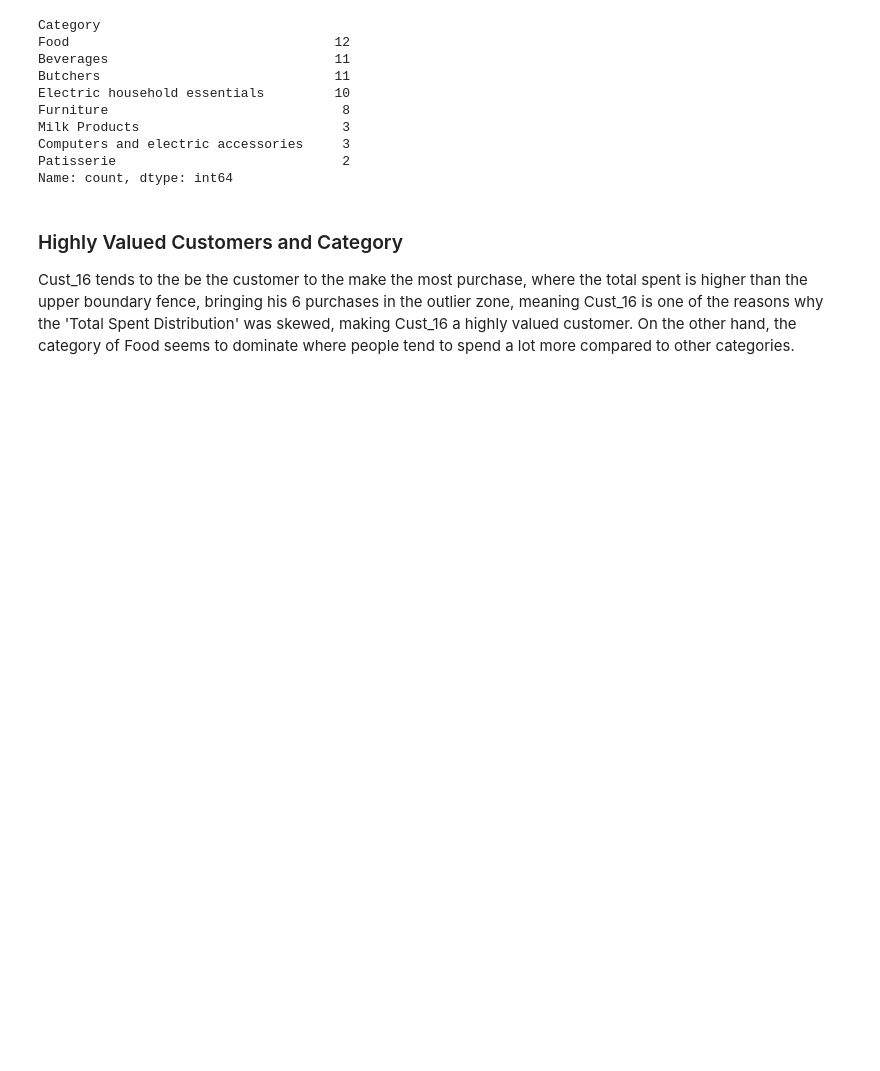
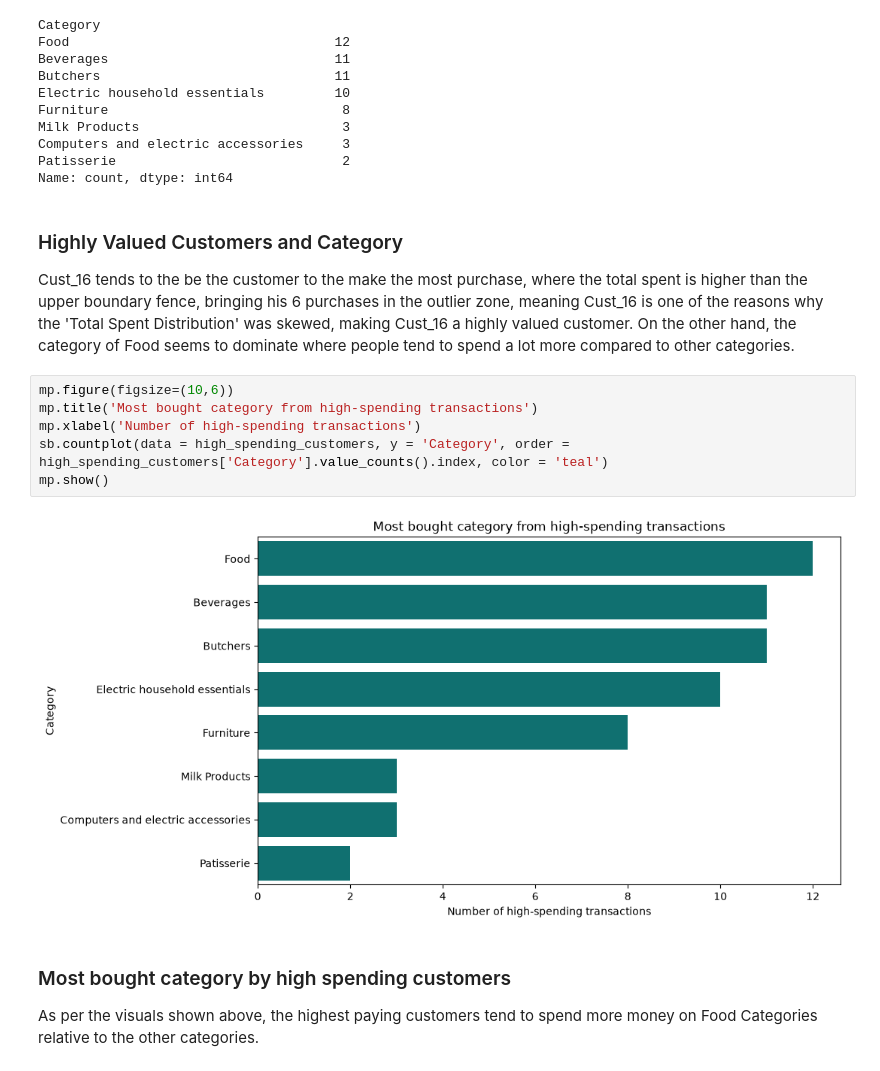
Before and after one commit to Nadish-KANERIA/Retail_Store_Sales_EDA, a Jupyter notebook: Data_Analysis.ipynb, the cells around one changed output. Saved outputs shown, nothing was run; the diff lists cells and outputs as text; blank space fills up the shorter version.

Commit message:
Visuals on categories as per high spending customers

```diff
--- a/Data_Analysis.ipynb
+++ b/Data_Analysis.ipynb
@@ -74,3 +74,15 @@ Name: count, dtype: int64
 
 Cust_16 tends to the be the customer to the make the most purchase, where the total spent is higher than the upper boundary fence, bringing his 6 purchases in the outlier zone, meaning Cust_16 is one of the reasons why the 'Total Spent Distribution' was skewed, making Cust_16 a highly valued customer.
 On the other hand, the category of Food seems to dominate where people tend to spend a lot more compared to other categories.
+# %%
+mp.figure(figsize=(10,6))
+mp.title('Most bought category from high-spending transactions')
+mp.xlabel('Number of high-spending transactions')
+sb.countplot(data = high_spending_customers, y = 'Category', order = high_spending_customers['Category'].value_counts().index, color = 'teal')
+mp.show()
+# %% [output]
+[figure, added]
+# %% [markdown]
+### Most bought category by high spending customers
+
+As per the visuals shown above, the highest paying customers tend to spend more money on Food Categories relative to the other categories.
```
